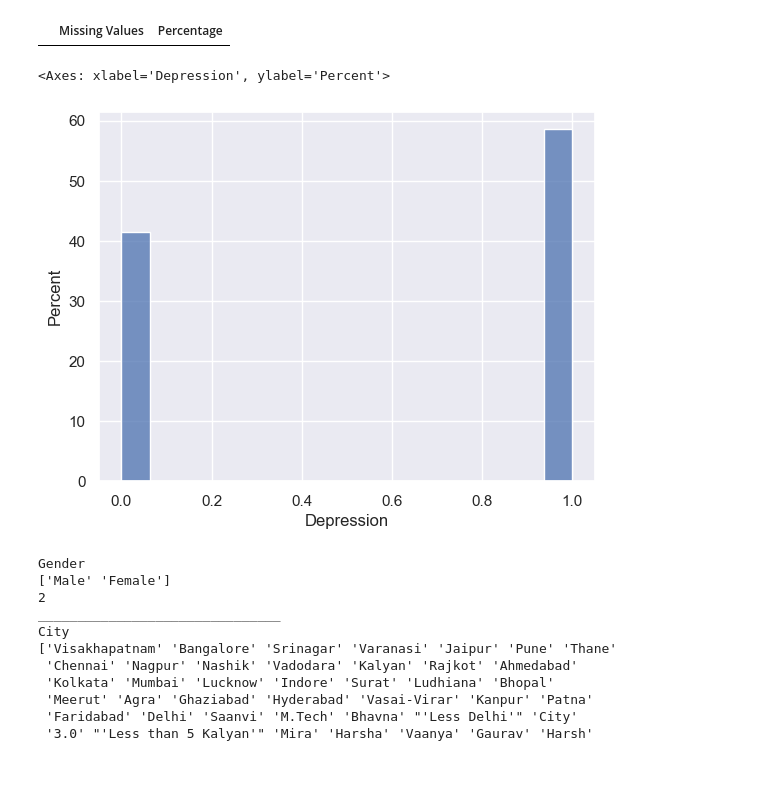
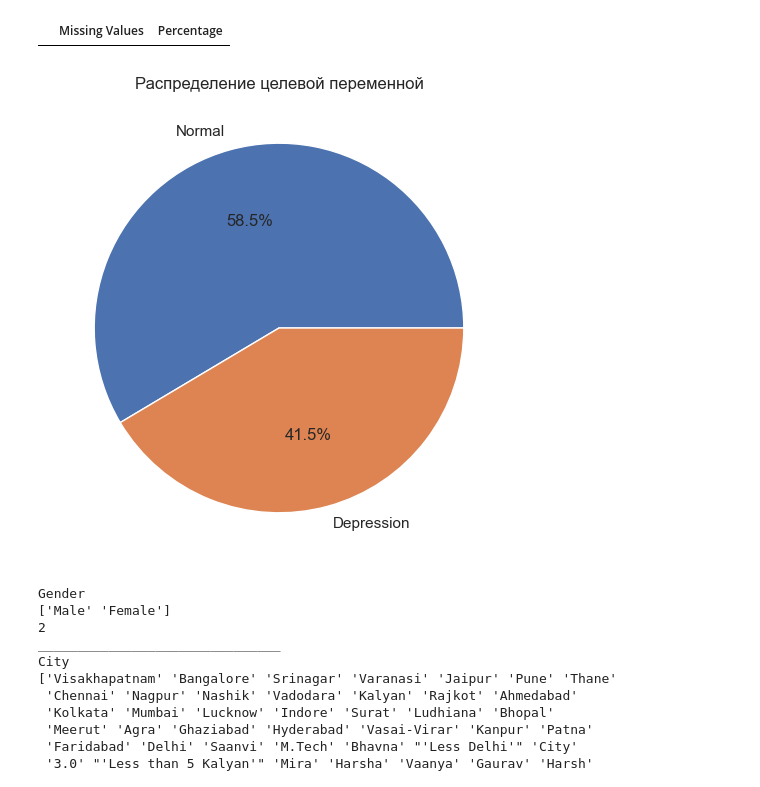
Before and after one commit to dimitriibar/otus_ml_basic, a Jupyter notebook: final/studend_depression.ipynb, the cells around one changed output. Saved outputs shown, nothing was run; the diff lists cells and outputs as text; code cells hidden in the pictures.

```diff
--- a/final/studend_depression.ipynb
+++ b/final/studend_depression.ipynb
@@ -105,10 +105,14 @@ missing_df[missing_df['Missing Values'] > 0]
 |  | Missing Values | Percentage |
 # %%
 # Распределение целевой переменной
-sns.histplot(raw_data['Depression'],stat='percent')
+
+sns.set_style("whitegrid")
+plt.figure(figsize=(6,6))
+plt.pie(raw_data['Depression'].value_counts(normalize=True) * 100,autopct='%1.1f%%',labels=["Normal","Depression"])
+plt.title('Распределение целевой переменной')
+plt.show()
 # %% [output]
-<Axes: xlabel='Depression', ylabel='Percent'>
-[figure, old version]
+[figure, new version]
 # %%
 # Поиск всех категориальных признаков
 categorical_cols = raw_data.select_dtypes(include=['object']).columns
```
Also changed, not shown: parts of 3 cells of this notebook.
